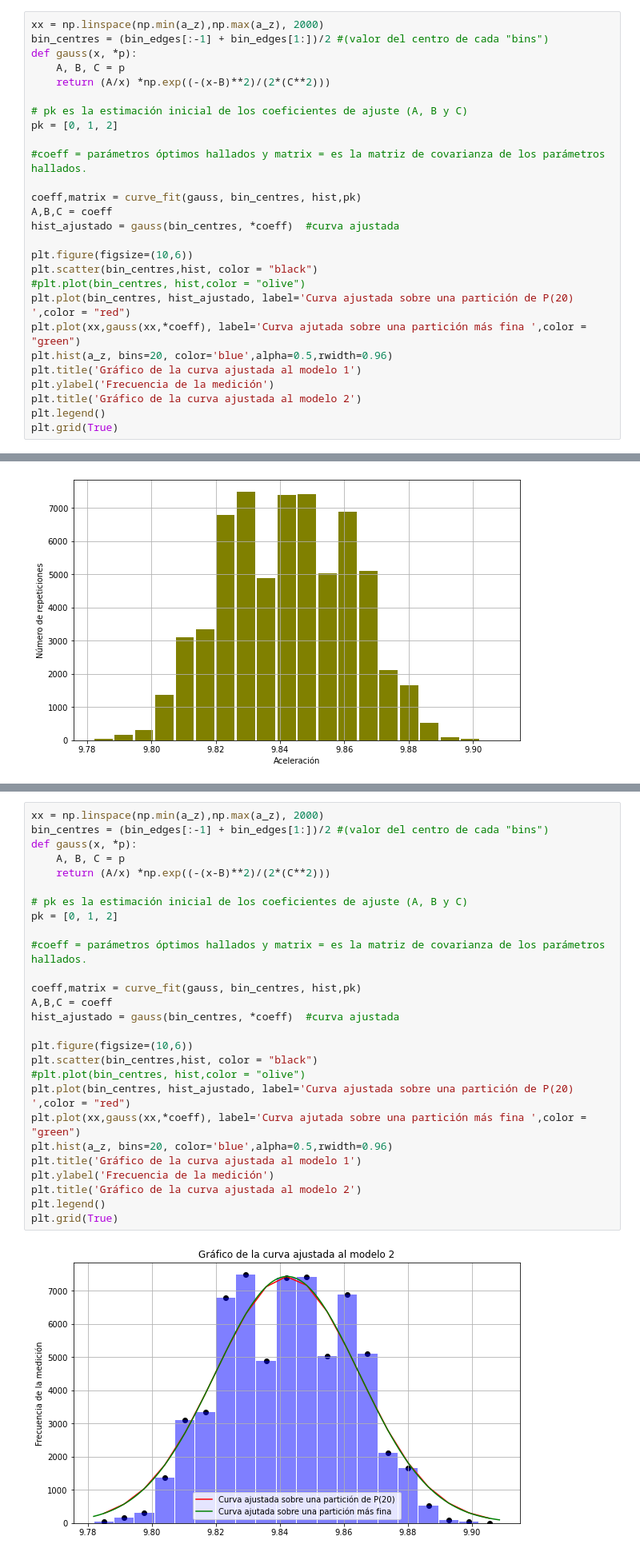
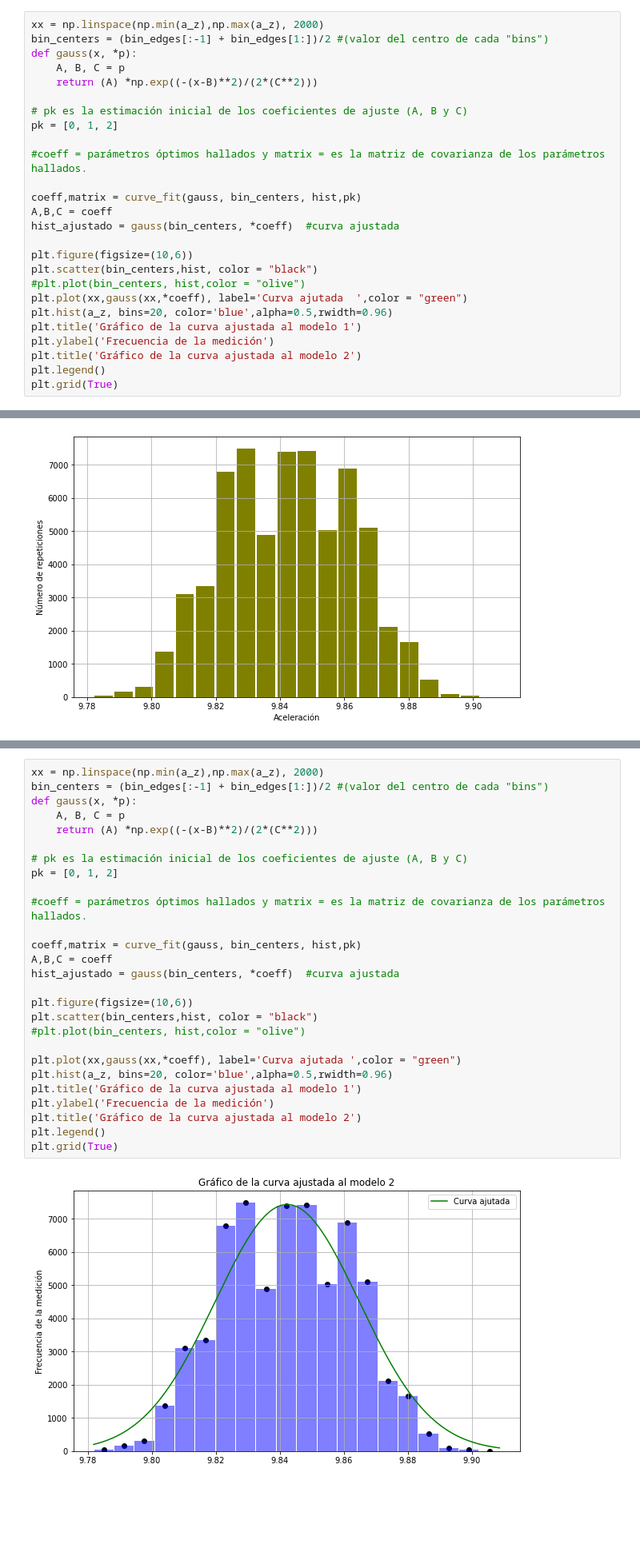
Before and after one commit to fis-udec-2019/Tareas-S4, a Jupyter notebook: Laboratorio 1/Tarea 3/Script/TA3LAB1.ipynb, the cells around one changed output, grey strips where cells are left out. Shown at 80% size. Drawn from its saved outputs; the diff is of its cells as text; blank space fills up the shorter version.

```diff
--- a/Laboratorio 1/Tarea 3/Script/TA3LAB1.ipynb
+++ b/Laboratorio 1/Tarea 3/Script/TA3LAB1.ipynb
@@ -379,25 +448,24 @@ print(gaussiana)
 [0.04386871 0.04390314 0.04393759 ... 0.04393759 0.04390314 0.04386871]
 # %%
 xx = np.linspace(np.min(a_z),np.max(a_z), 2000)
-bin_centres = (bin_edges[:-1] + bin_edges[1:])/2 #(valor del centro de cada "bins")
+bin_centers = (bin_edges[:-1] + bin_edges[1:])/2 #(valor del centro de cada "bins")
 def gauss(x, *p):
     A, B, C = p
-    return (A/x) *np.exp((-(x-B)**2)/(2*(C**2)))
+    return (A) *np.exp((-(x-B)**2)/(2*(C**2)))
 
 # pk es la estimación inicial de los coeficientes de ajuste (A, B y C)
 pk = [0, 1, 2]
 
 #coeff = parámetros óptimos hallados y matrix = es la matriz de covarianza de los parámetros hallados.
 
-coeff,matrix = curve_fit(gauss, bin_centres, hist,pk)
+coeff,matrix = curve_fit(gauss, bin_centers, hist,pk)
 A,B,C = coeff
-hist_ajustado = gauss(bin_centres, *coeff)  #curva ajustada
+hist_ajustado = gauss(bin_centers, *coeff)  #curva ajustada
 
 plt.figure(figsize=(10,6))
-plt.scatter(bin_centres,hist, color = "black")
-#plt.plot(bin_centres, hist,color = "olive")
-plt.plot(bin_centres, hist_ajustado, label='Curva ajustada sobre una partición de P(20) ',color = "red")
-plt.plot(xx,gauss(xx,*coeff), label='Curva ajutada sobre una partición más fina ',color = "green")
+plt.scatter(bin_centers,hist, color = "black")
+#plt.plot(bin_centers, hist,color = "olive")
+plt.plot(xx,gauss(xx,*coeff), label='Curva ajutada  ',color = "green")
 plt.hist(a_z, bins=20, color='blue',alpha=0.5,rwidth=0.96)
 plt.title('Gráfico de la curva ajustada al modelo 1')
 plt.ylabel('Frecuencia de la medición')
@@ -573,33 +642,33 @@ print(gaussiana)
 [0.03026529 0.03028904 0.03031282 ... 0.03031282 0.03028904 0.03026529]
 # %%
 xx = np.linspace(np.min(a_z),np.max(a_z), 2000)
-bin_centres = (bin_edges[:-1] + bin_edges[1:])/2 #(valor del centro de cada "bins")
+bin_centers = (bin_edges[:-1] + bin_edges[1:])/2 #(valor del centro de cada "bins")
 def gauss(x, *p):
     A, B, C = p
-    return (A/x) *np.exp((-(x-B)**2)/(2*(C**2)))
+    return (A) *np.exp((-(x-B)**2)/(2*(C**2)))
 
 # pk es la estimación inicial de los coeficientes de ajuste (A, B y C)
 pk = [0, 1, 2]
 
 #coeff = parámetros óptimos hallados y matrix = es la matriz de covarianza de los parámetros hallados.
 
-coeff,matrix = curve_fit(gauss, bin_centres, hist,pk)
+coeff,matrix = curve_fit(gauss, bin_centers, hist,pk)
 A,B,C = coeff
-hist_ajustado = gauss(bin_centres, *coeff)  #curva ajustada
+hist_ajustado = gauss(bin_centers, *coeff)  #curva ajustada
 
 plt.figure(figsize=(10,6))
-plt.scatter(bin_centres,hist, color = "black")
-#plt.plot(bin_centres, hist,color = "olive")
-plt.plot(bin_centres, hist_ajustado, label='Curva ajustada sobre una partición de P(20) ',color = "red")
-plt.plot(xx,gauss(xx,*coeff), label='Curva ajutada sobre una partición más fina ',color = "green")
+plt.scatter(bin_centers,hist, color = "black")
+#plt.plot(bin_centers, hist,color = "olive")
+
+plt.plot(xx,gauss(xx,*coeff), label='Curva ajutada ',color = "green")
 plt.hist(a_z, bins=20, color='blue',alpha=0.5,rwidth=0.96)
 plt.title('Gráfico de la curva ajustada al modelo 1')
 plt.ylabel('Frecuencia de la medición')
 plt.title('Gráfico de la curva ajustada al modelo 2')
 plt.legend()
 plt.grid(True)
 # %% [output]
-[figure, old version]
+[figure, new version]
 # %%
 def gauss_2(x, A,B,C):
     return A*np.exp(-B*((x+C)**2))
```
Also changed, not shown: parts of 40 cells of this notebook.
